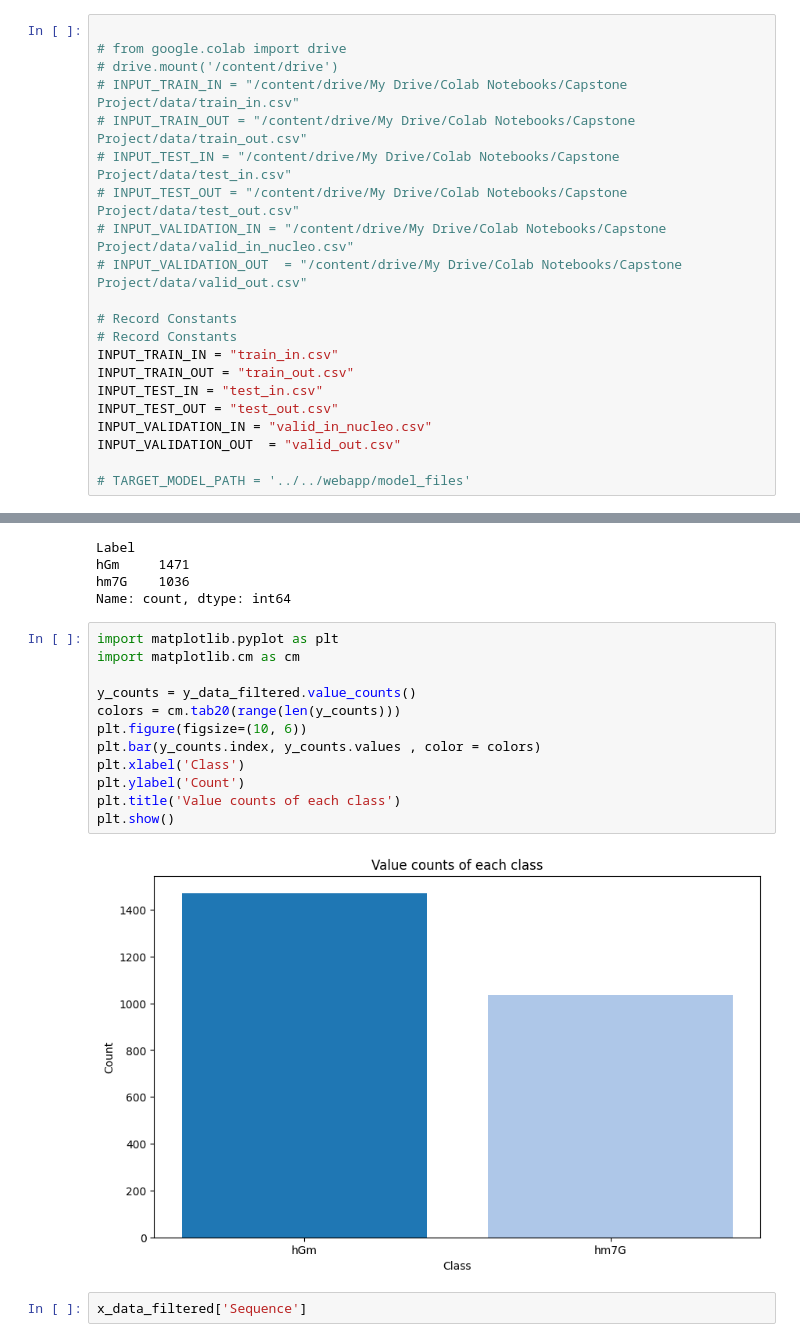
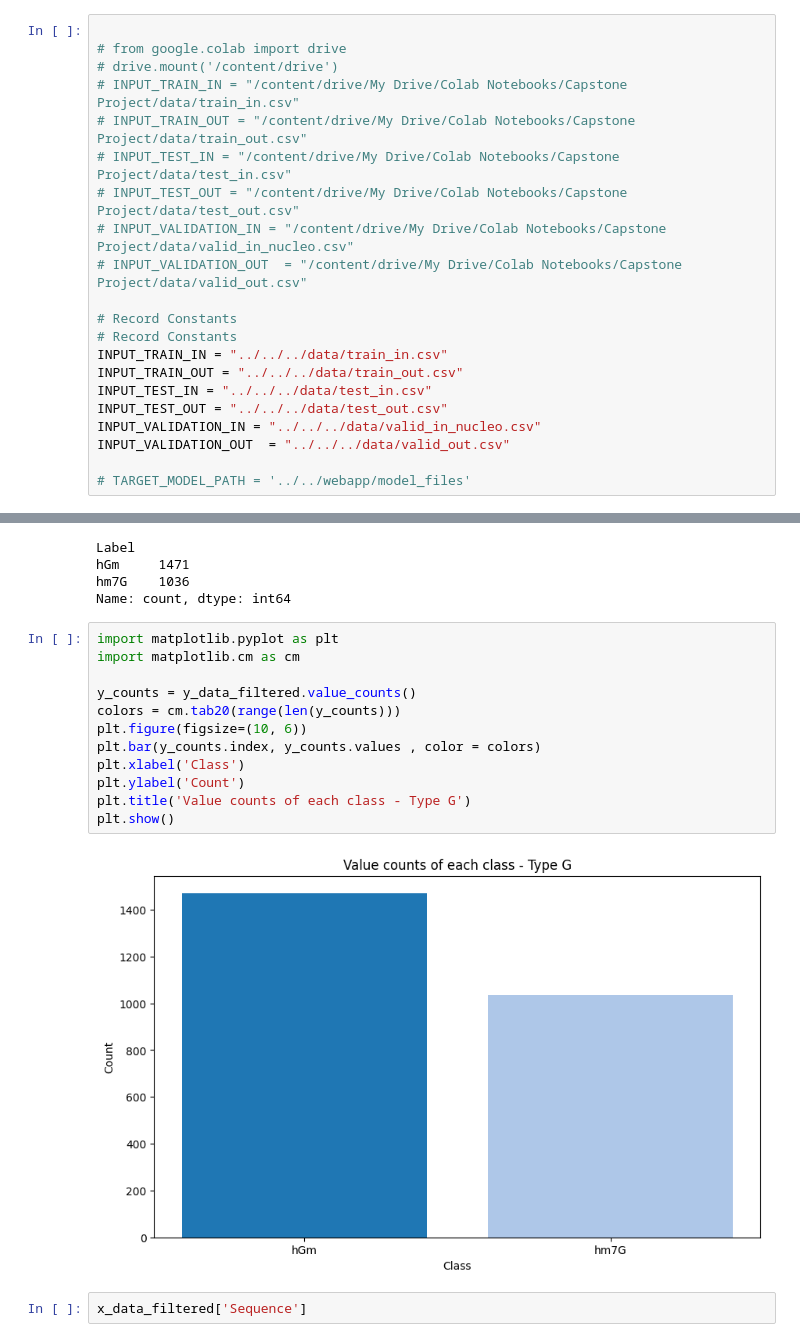
Before and after one commit to shashivish/RNA-ModX, a Jupyter notebook: RNAModXApp/notebooks/model_building/LSTM/MultiClassTypeG.ipynb, the cells around one changed output, grey strips where cells are left out. Drawn from its saved outputs; the diff is of its cells as text.

```diff
--- a/RNAModXApp/notebooks/model_building/LSTM/MultiClassTypeG.ipynb
+++ b/RNAModXApp/notebooks/model_building/LSTM/MultiClassTypeG.ipynb
@@ -82,12 +82,12 @@ ENCODING_FILE = '3-mer-dictionary.pkl'
 
 # Record Constants
 # Record Constants
-INPUT_TRAIN_IN = "train_in.csv"
-INPUT_TRAIN_OUT = "train_out.csv"
-INPUT_TEST_IN = "test_in.csv"
-INPUT_TEST_OUT = "test_out.csv"
-INPUT_VALIDATION_IN = "valid_in_nucleo.csv"
-INPUT_VALIDATION_OUT  = "valid_out.csv"
+INPUT_TRAIN_IN = "../../../data/train_in.csv"
+INPUT_TRAIN_OUT = "../../../data/train_out.csv"
+INPUT_TEST_IN = "../../../data/test_in.csv"
+INPUT_TEST_OUT = "../../../data/test_out.csv"
+INPUT_VALIDATION_IN = "../../../data/valid_in_nucleo.csv"
+INPUT_VALIDATION_OUT  = "../../../data/valid_out.csv"
 
 # TARGET_MODEL_PATH = '../../webapp/model_files'
 # %%
@@ -286,17 +286,17 @@ Name: count, dtype: int64
 # %%
 import matplotlib.pyplot as plt
 import matplotlib.cm as cm
 
 y_counts = y_data_filtered.value_counts()
 colors = cm.tab20(range(len(y_counts)))
 plt.figure(figsize=(10, 6))
 plt.bar(y_counts.index, y_counts.values , color = colors)
 plt.xlabel('Class')
 plt.ylabel('Count')
-plt.title('Value counts of each class')
+plt.title('Value counts of each class - Type G')
 plt.show()
 # %% [output]
-[figure, old version]
+[figure, new version]
 # %%
 x_data_filtered['Sequence']
 # %% [output]
```
Also changed, not shown: parts of 4 cells of this notebook, 3 other files.
